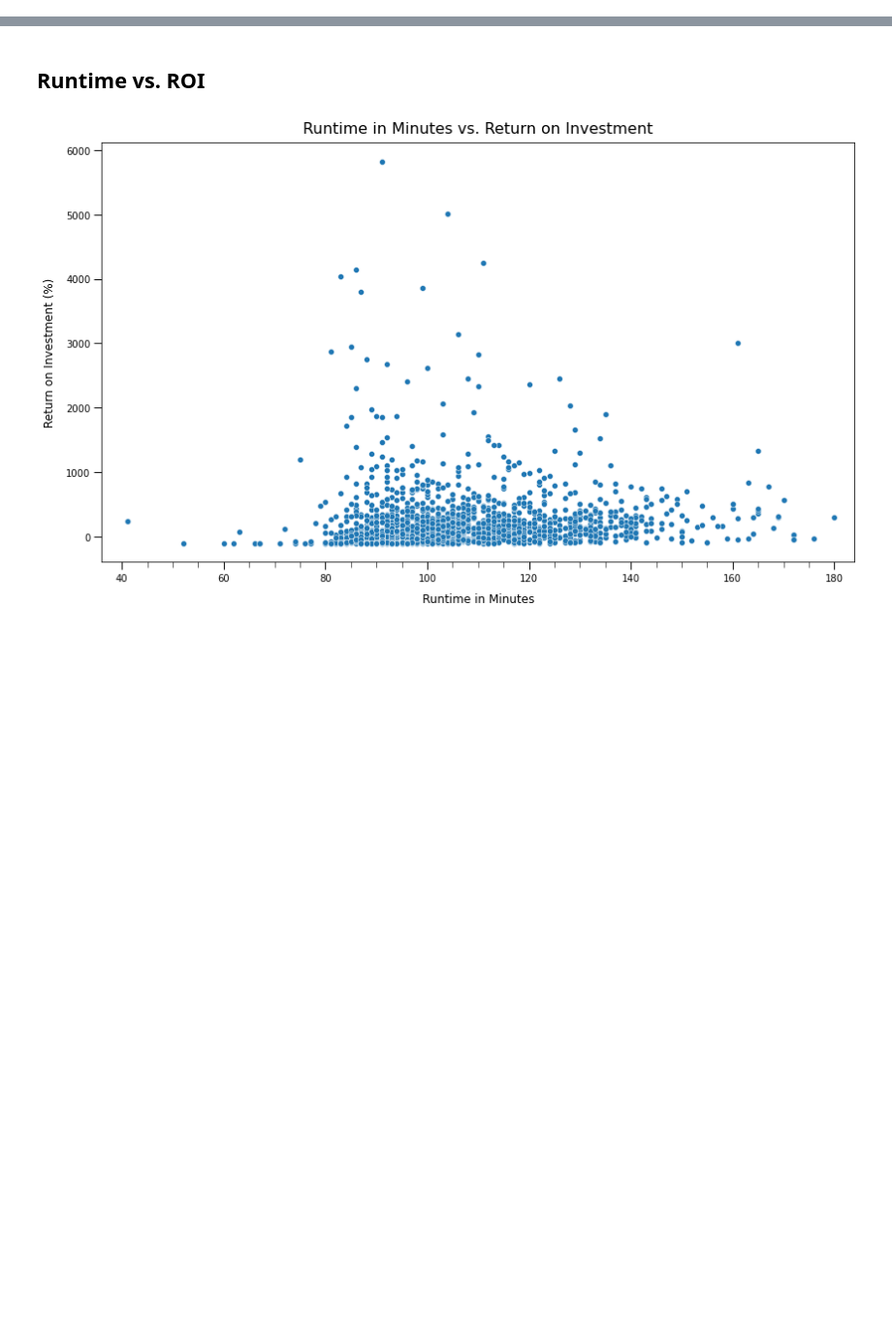
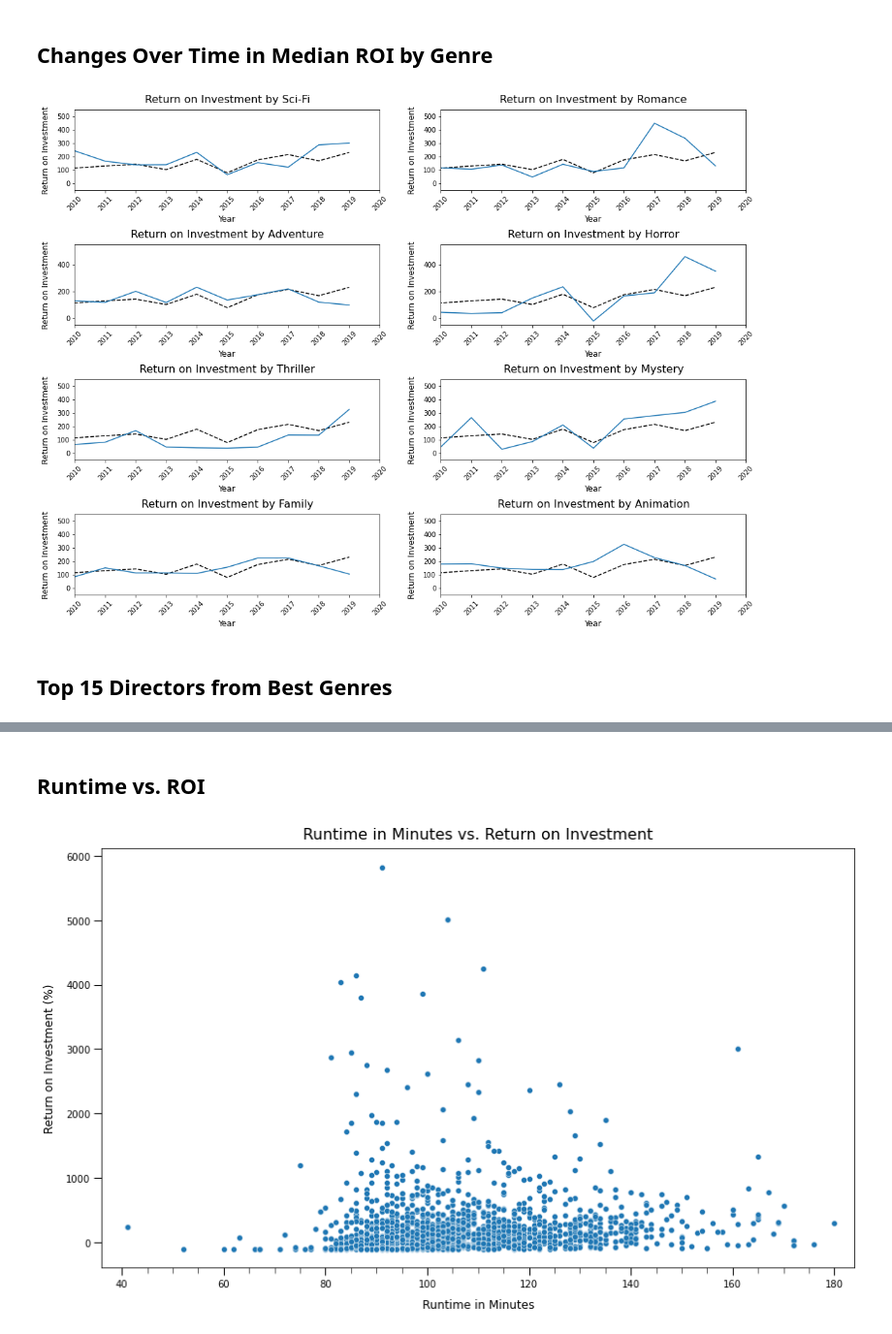
Before and after one commit to JoshuaGottlieb/Microsoft-Movie-Recommendation, a Jupyter notebook: Visualization.ipynb, the cells around one changed output, grey strips where cells are left out. Shown at 97% size. Drawn from its saved outputs; the diff is of its cells as text; code cells hidden in the pictures; blank space fills up the shorter version.

```diff
--- a/Visualization.ipynb
+++ b/Visualization.ipynb
@@ -517,0 +173,71 @@ See the caveats in the documentation: https://pandas.pydata.org/pandas-docs/stab
+# %% [markdown]
+## Changes Over Time in Median ROI by Genre
+# %%
+# Create dataframe exploded along genres for all years - filter by specific genres that are interesting
+expanded_genres_all = df.copy().explode('genres')
+expanded_genres_all = expanded_genres_all.loc[expanded_genres_all.genres.isin(['Adventure', 'Family', 'Sci-Fi', 'Mystery', 'Horror', 'Thriller','Romance', 'Animation'])]
+
+# Group by years then genres, aggregate by median
+median_ROI_all = expanded_genres_all.groupby(['year','genres'])['ROI'].median().reset_index()
+# %%
+# Create dataframe of median ROI by year (not broken up by genre)
+ROI_by_year = expanded_genres_all.groupby('year').ROI.median()
+# %%
+# Plot all the top 6 genre medians between 2011 and 2019
+# Declare fig, ax objects, 4 by 2 subplots
+fig, ax = plt.subplots(4,2,figsize = (16,12))
+
+# Declare tight_layout with padding to prevent label overlap
+plt.tight_layout(pad = 6)
+
+#Loop through unique genre names to plot to the 3 x 2 ax matrix
+for index, gen in enumerate(list(median_ROI_all.genres.unique())):
+    # Assign axis
+    axis = ax[index % 4][index // 4]
+
+    # Create a seaborn lineplot using mean ROI for all genres as comparison
+    sns.lineplot(x = ROI_by_year.index, y = ROI_by_year.values, color = 'black', linestyle = '--', ax = axis);
+
+    # Create a seaborn lineplot using genre mean ROI
+    sns.lineplot(data = median_ROI_all,
+                 x = 'year',
+                 y = median_ROI_all.loc[median_ROI_all.genres == gen].ROI,
+                 ax = axis);
+
+    # Set axis limits
+    axis.set_xlim([2010,2020])
+    axis.set_ylim([-50,550])
+
+    # Set axis labels and titles
+    axis.set_xlabel('Year',
+                    fontfamily = 'Arial',
+                    fontsize = 12,
+                    labelpad = 5)
+
+    axis.set_ylabel('Return on Investment',
+                    fontfamily = 'Arial',
+                    fontsize = 12,
+                    labelpad = 10)
+
+    axis.set_title(f'Return on Investment by {gen}',
+                   fontfamily = 'Arial',
+                   fontsize = 16,
+                   pad = 10)
+
+    axis.xaxis.set_major_locator(plt.MultipleLocator(1))
+
+
+    #Loop through each axis tick and rotate
+    for tick in axis.get_xticklabels():
+        tick.set_rotation(45)
+        tick.set_fontname("Arial")
+
+    for tick in axis.get_yticklabels():
+        tick.set_fontname("Arial")
+
+# Save figure to png
+plt.savefig('./images/change_in_roi_by_genre.png')
+# %% [output]
+[figure, added]
+# %% [markdown]
+## Top 15 Directors from Best Genres
```
Also changed, not shown: parts of 51 cells of this notebook, 4 other files.
